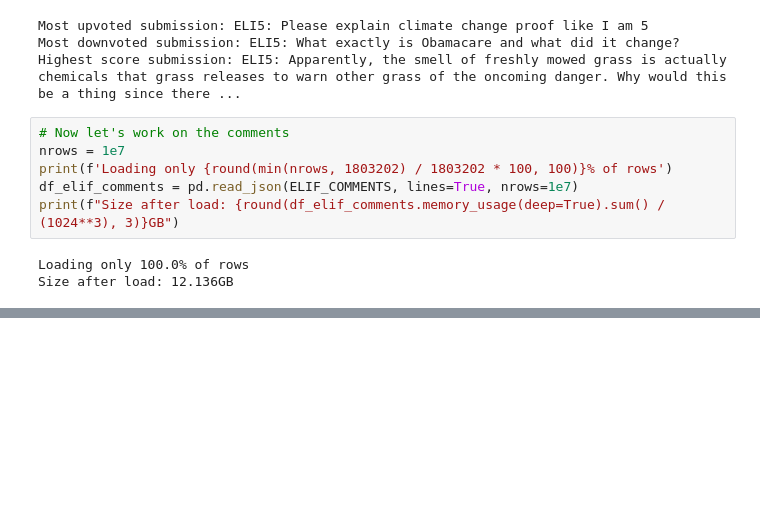
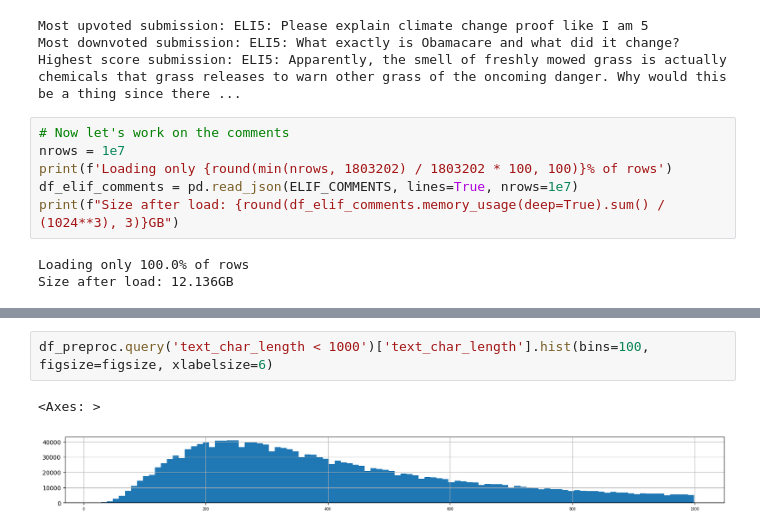
Before and after one commit to aiintelligentsystems/askhistorians-knowledge-filling, a Jupyter notebook: eda.ipynb, the cells around one changed output, grey strips where cells are left out. Saved outputs shown, nothing was run; the diff lists cells and outputs as text; blank space fills up the shorter version.

```diff
--- a/eda.ipynb
+++ b/eda.ipynb
@@ -219,0 +253,5 @@ df.reset_index().groupby('link_id').count()['id'].hist(log=True, bins=100)
+# %%
+df_preproc.query('text_char_length < 1000')['text_char_length'].hist(bins=100, figsize=figsize, xlabelsize=6)
+# %% [output]
+<Axes: >
+[figure, added]
```
Also changed, not shown: parts of 19 cells of this notebook.
